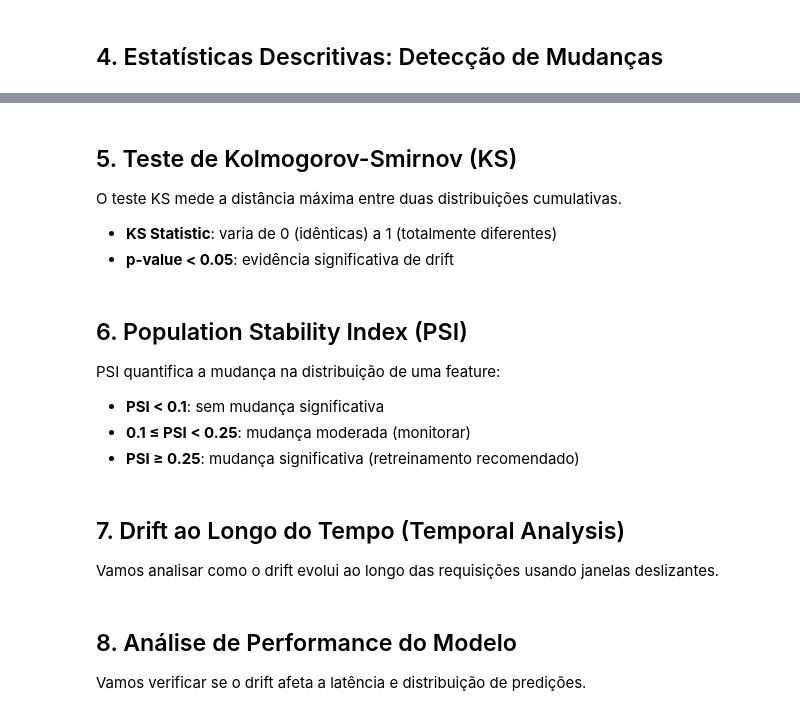
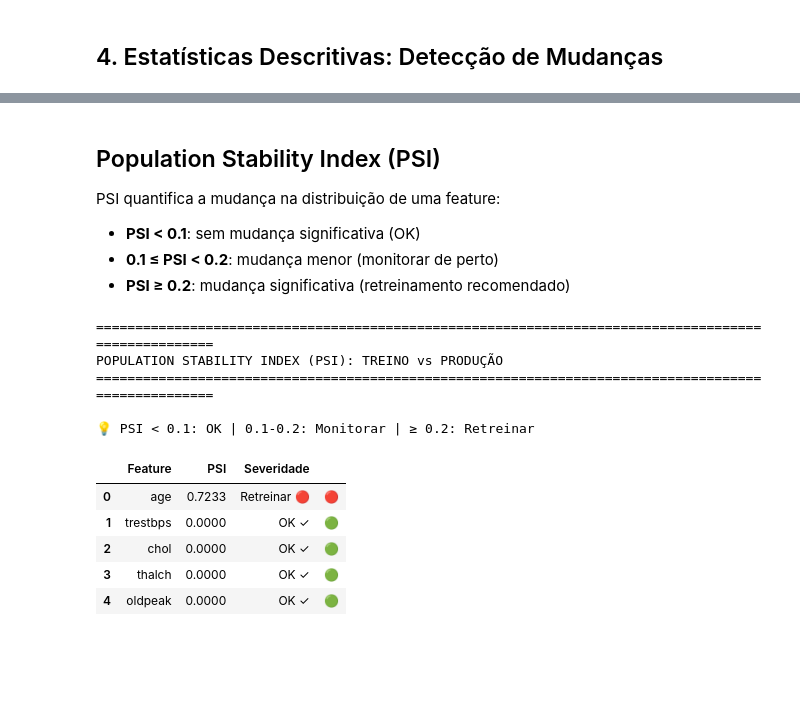
Before and after one commit to leonflicts42/introducao-ciclo-de-vida-de-modelos, a Jupyter notebook: aula_05_monitoramento_manutencao/exercicio_monitoramento_data_drift.ipynb, the cells around one changed output, grey strips where cells are left out. Drawn from its saved outputs; the diff is of its cells as text; code cells hidden in the pictures; blank space fills up the shorter version.

Commit message:
Adapt model drift exploration notebook

```diff
--- a/aula_05_monitoramento_manutencao/exercicio_monitoramento_data_drift.ipynb
+++ b/aula_05_monitoramento_manutencao/exercicio_monitoramento_data_drift.ipynb
@@ -210,32 +232,0 @@ for feature in ['age', 'trestbps', 'chol', 'thalch']:
-# %% [markdown]
-## 5. Teste de Kolmogorov-Smirnov (KS)
-
-O teste KS mede a distância máxima entre duas distribuições cumulativas.
-- **KS Statistic**: varia de 0 (idênticas) a 1 (totalmente diferentes)
-- **p-value < 0.05**: evidência significativa de drift
-# %%
-def calculate_ks_test(feature, reference, current):
-    """Calcula teste KS entre distribuições de referência e atual."""
-    statistic, p_value = stats.ks_2samp(reference[feature], current[feature])
-    return statistic, p_value
-
-# Calcular KS para comparação Treino vs Produção
-ks_results = []
-
-for feature in continuous_features:
-    ks_stat, p_value = calculate_ks_test(feature, train_features, production_features)
-
-    ks_results.append({
-        'Feature': feature,
-        'KS Statistic': ks_stat,
-        'p-value': p_value,
-        'Drift Detectado': 'SIM ⚠️' if p_value < 0.05 else 'NÃO ✓'
-    })
-
-ks_df = pd.DataFrame(ks_results)
-
-print("="*100)
-print("TESTE DE KOLMOGOROV-SMIRNOV (KS): TREINO vs PRODUÇÃO")
-print("="*100)
-print("\n💡 KS > 0.1 e p-value < 0.05 indicam drift significativo\n")
-display(ks_df.round(4))
@@ -269,10 +233,10 @@ print("\n📊 Features em VERMELHO apresentam drift crítico e requerem atençã
 # %% [markdown]
-## 6. Population Stability Index (PSI)
+## Population Stability Index (PSI)
 
 PSI quantifica a mudança na distribuição de uma feature:
-- **PSI < 0.1**: sem mudança significativa
-- **0.1 ≤ PSI < 0.25**: mudança moderada (monitorar)
-- **PSI ≥ 0.25**: mudança significativa (retreinamento recomendado)
+- **PSI < 0.1**: sem mudança significativa (OK)
+- **0.1 ≤ PSI < 0.2**: mudança menor (monitorar de perto)
+- **PSI ≥ 0.2**: mudança significativa (retreinamento recomendado)
 # %%
 def calculate_psi(reference, current, bins=10):
     """
@@ -300,35 +264,47 @@ def calculate_psi(reference, current, bins=10):
 
 # Calcular PSI: Treino vs Produção
 psi_results = []
 
 for feature in continuous_features:
     psi_value = calculate_psi(
         train_features[feature].values,
         production_features[feature].values
     )
 
     # Classificação do drift
     if psi_value < 0.1:
-        severity = 'Baixo ✓'
+        severity = 'OK ✓'
         color_indicator = '🟢'
-    elif psi_value < 0.25:
-        severity = 'Moderado ⚠️'
+    elif psi_value < 0.2:
+        severity = 'Monitorar ⚠️'
         color_indicator = '🟡'
     else:
-        severity = 'Alto 🔴'
+        severity = 'Retreinar 🔴'
         color_indicator = '🔴'
 
     psi_results.append({
         'Feature': feature,
         'PSI': psi_value,
         'Severidade': severity,
         '': color_indicator
     })
 
 psi_df = pd.DataFrame(psi_results)
 
 print("="*100)
 print("POPULATION STABILITY INDEX (PSI): TREINO vs PRODUÇÃO")
 print("="*100)
-print("\n💡 PSI < 0.1: OK | 0.1-0.25: Monitorar | > 0.25: Retreinar\n")
+print("\n💡 PSI < 0.1: OK | 0.1-0.2: Monitorar | ≥ 0.2: Retreinar\n")
 display(psi_df.round(4))
+# %% [output]
+====================================================================================================
+POPULATION STABILITY INDEX (PSI): TREINO vs PRODUÇÃO
+====================================================================================================
+
+💡 PSI < 0.1: OK | 0.1-0.2: Monitorar | ≥ 0.2: Retreinar
+|  | Feature | PSI | Severidade |  |
+| 0 | age | 0.7233 | Retreinar 🔴 | 🔴 |
+| 1 | trestbps | 0.0000 | OK ✓ | 🟢 |
+| 2 | chol | 0.0000 | OK ✓ | 🟢 |
+| 3 | thalch | 0.0000 | OK ✓ | 🟢 |
+| 4 | oldpeak | 0.0000 | OK ✓ | 🟢 |
@@ -361,4 +310,0 @@ print("\n📊 Features em VERMELHO requerem retreinamento do modelo!")
-# %% [markdown]
-## 7. Drift ao Longo do Tempo (Temporal Analysis)
-
-Vamos analisar como o drift evolui ao longo das requisições usando janelas deslizantes.
@@ -417,4 +310,0 @@ print("\n📈 Observe como o PSI aumenta progressivamente após a requisição 5
-# %% [markdown]
-## 8. Análise de Performance do Modelo
-
-Vamos verificar se o drift afeta a latência e distribuição de predições.
```
Also changed, not shown: parts of 14 cells of this notebook.
